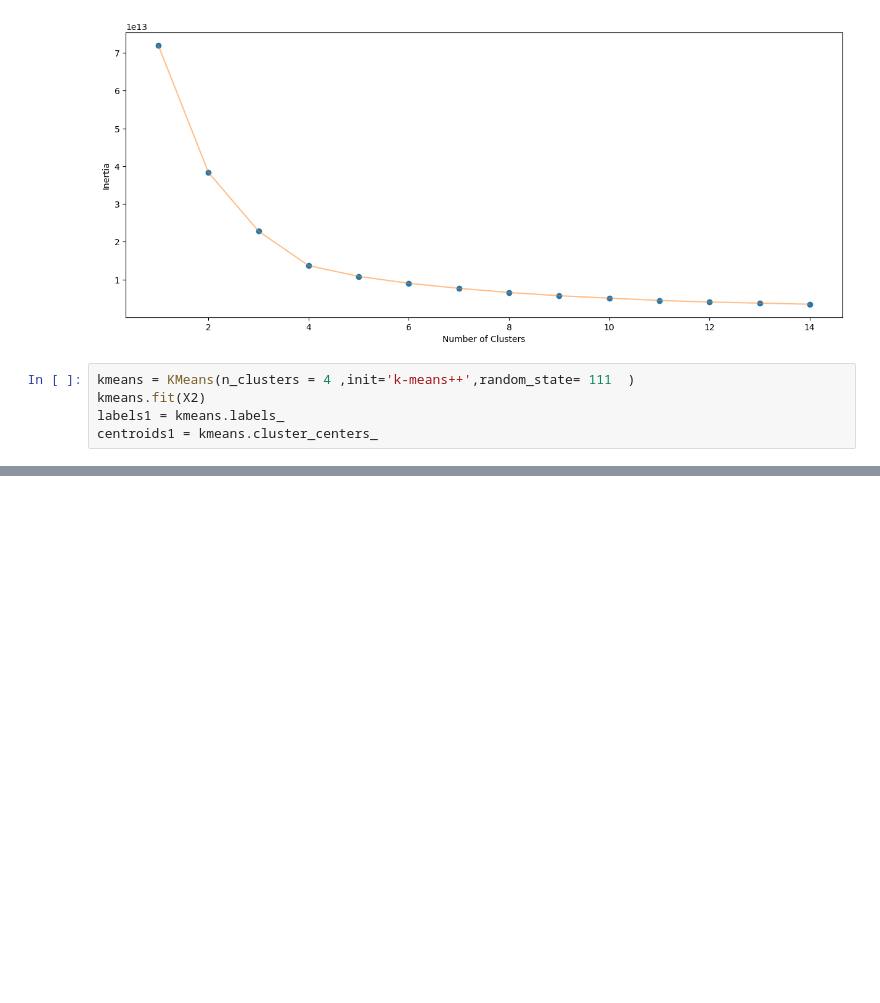
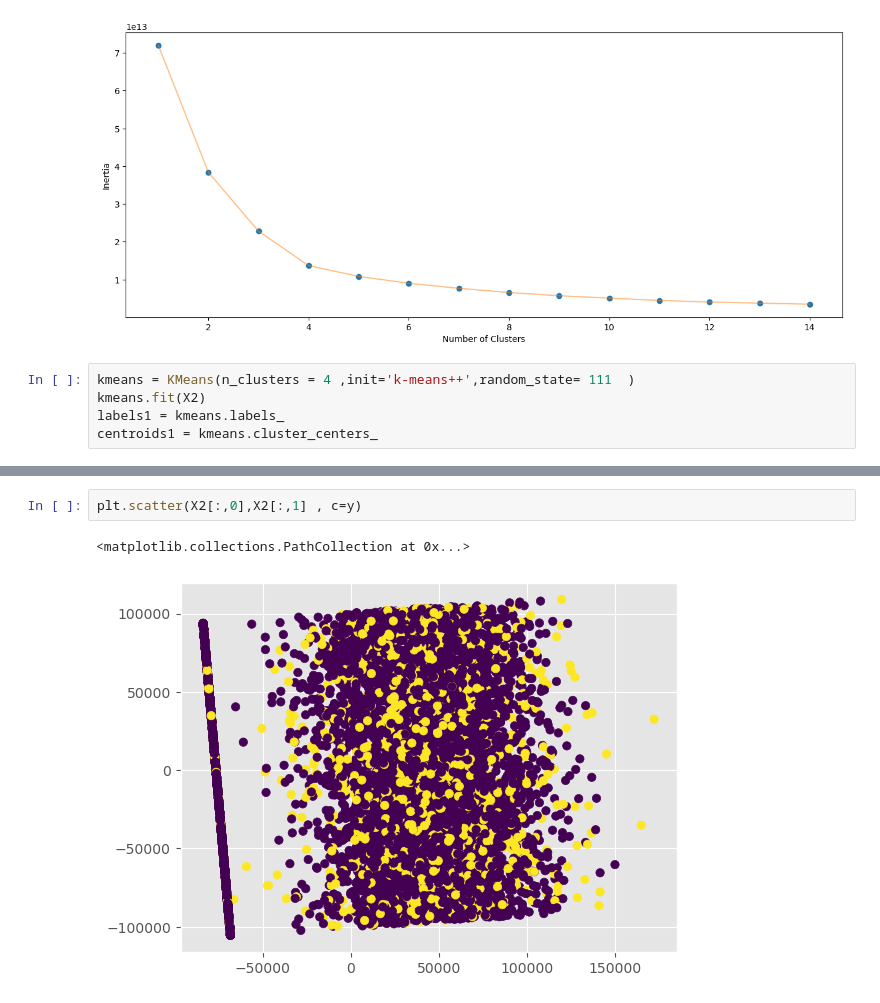
Before and after one commit to AmirJlr/Data-Science-Algorithms-FUM, a Jupyter notebook: Clustering/K-Means/K-Means 1.ipynb, the cells around one changed output, grey strips where cells are left out. Cells and saved outputs as stored; diff of their text form; blank space fills up the shorter version.

```diff
--- a/Clustering/K-Means/K-Means 1.ipynb
+++ b/Clustering/K-Means/K-Means 1.ipynb
@@ -60,0 +60,5 @@ MemoryError: Unable to allocate 1001. TiB for an array with shape (10726812, 128
+# %%
+plt.scatter(X2[:,0],X2[:,1] , c=y)
+# %% [output]
+<matplotlib.collections.PathCollection at 0x...>
+[figure, added]
```
Also changed, not shown: parts of 1 cell of this notebook.
